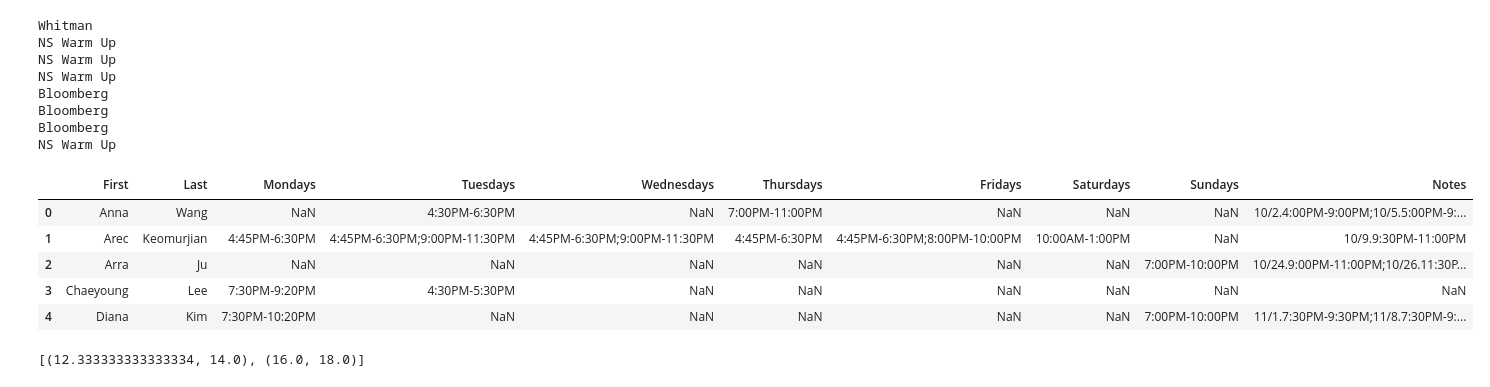
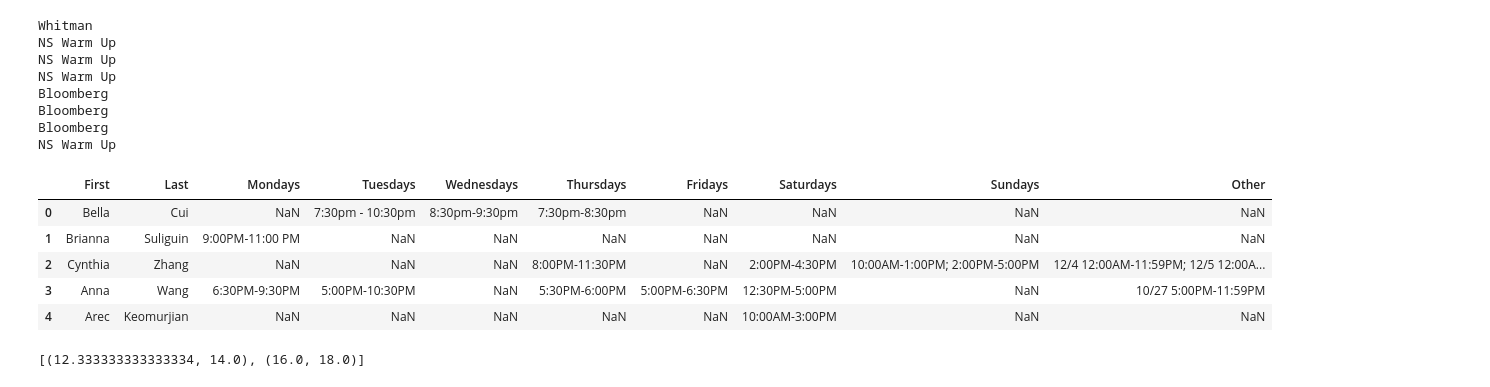
Before and after one commit to benliu961/RehearsalScheduling, a Jupyter notebook: schedule.ipynb, the cells around one changed output. Cells and saved outputs as stored; diff of their text form; code cells hidden in the pictures.

```diff
--- a/schedule.ipynb
+++ b/schedule.ipynb
@@ -92,20 +92,20 @@ class Dancer:
 # %%
 '''
 read spreadsheet
 '''
 
 import pandas as pd
 
-data = pd.read_excel(".xlsx")
+data = pd.read_excel("KKP Fall 2023 Conflicts.xlsx")
 
 data.head()
 # %% [output]
-|  | First | Last | Mondays | Tuesdays | Wednesdays | Thursdays | Fridays | Saturdays | Sundays | Notes |
-| 0 | Anna | Wang | NaN | 4:30PM-6:30PM | NaN | 7:00PM-11:00PM | NaN | NaN | NaN | 10/2.4:00PM-9:00PM;10/5.5:00PM-9:... |
-| 1 | Arec | Keomurjian | 4:45PM-6:30PM | 4:45PM-6:30PM;9:00PM-11:30PM | 4:45PM-6:30PM;9:00PM-11:30PM | 4:45PM-6:30PM | 4:45PM-6:30PM;8:00PM-10:00PM | 10:00AM-1:00PM | NaN | 10/9.9:30PM-11:00PM |
-| 2 | Arra | Ju | NaN | NaN | NaN | NaN | NaN | NaN | 7:00PM-10:00PM | 10/24.9:00PM-11:00PM;10/26.11:30P... |
-| 3 | Chaeyoung | Lee | 7:30PM-9:20PM | 4:30PM-5:30PM | NaN | NaN | NaN | NaN | NaN | NaN |
-| 4 | Diana | Kim | 7:30PM-10:20PM | NaN | NaN | NaN | NaN | NaN | 7:00PM-10:00PM | 11/1.7:30PM-9:30PM;11/8.7:30PM-9:... |
+|  | First | Last | Mondays | Tuesdays | Wednesdays | Thursdays | Fridays | Saturdays | Sundays | Other |
+| 0 | Bella | Cui | NaN | 7:30pm - 10:30pm | 8:30pm-9:30pm | 7:30pm-8:30pm | NaN | NaN | NaN | NaN |
+| 1 | Brianna | Suliguin | 9:00PM-11:00 PM | NaN | NaN | NaN | NaN | NaN | NaN | NaN |
+| 2 | Cynthia | Zhang | NaN | NaN | NaN | 8:00PM-11:30PM | NaN | 2:00PM-4:30PM | 10:00AM-1:00PM; 2:00PM-5:00PM | 12/4 12:00AM-11:59PM; 12/5 12:00A... |
+| 3 | Anna | Wang | 6:30PM-9:30PM | 5:00PM-10:30PM | NaN | 5:30PM-6:00PM | 5:00PM-6:30PM | 12:30PM-5:00PM | NaN | 10/27 5:00PM-11:59PM |
+| 4 | Arec | Keomurjian | NaN | NaN | NaN | NaN | NaN | 10:00AM-3:00PM | NaN | NaN |
 # %%
 # returns array of tuples (start, end) for each conflict
 # input string conflicts should be of the form hh:mm am - hh:mm pm with semicolons in between each conflict
```
Also changed, not shown: parts of 4 cells of this notebook, 1 other file.
